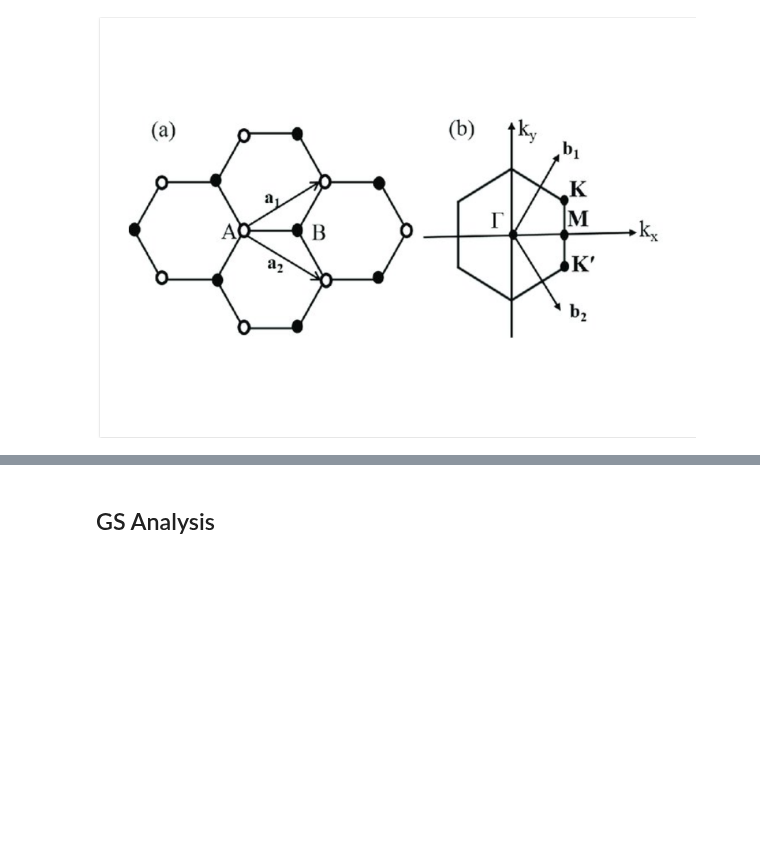
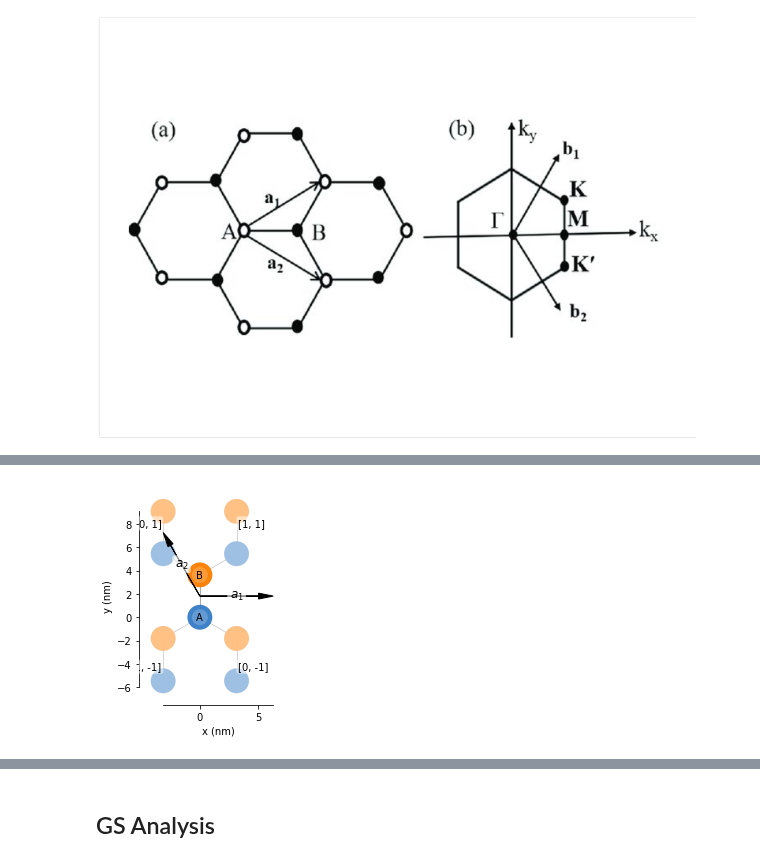
Before and after one commit to marcodalessandro76/Germanene, a Jupyter notebook: DFT_Analysis.ipynb, the cells around one changed output, grey strips where cells are left out. Cells and saved outputs as stored; diff of their text form; code cells hidden in the pictures; blank space fills up the shorter version.

```diff
--- a/QE_Calculations.ipynb
+++ b/DFT_Analysis.ipynb
@@ -67,0 +132,15 @@ $$
+# %%
+alat = 1 # arbitrary units
+a1 = alat*np.array([1,0])
+a2 = alat*np.array([-1/2,np.sqrt(3)/2])
+# %%
+A = alat*np.array([0,0])
+B = alat*np.array([0,1/np.sqrt(3)])
+# %%
+lattice = pb.Lattice(a1=a1,a2=a2)
+lattice.add_sublattices(('A', A), ('B', B))
+t=1
+lattice.add_hoppings(([0,  0], 'A', 'B', t),([0, 1], 'B', 'A', t),([1, 1], 'B', 'A', t))
+lattice.plot()
+# %% [output]
+[figure, added]
```
Also changed, not shown: parts of 21 cells of this notebook, 3 other files.
